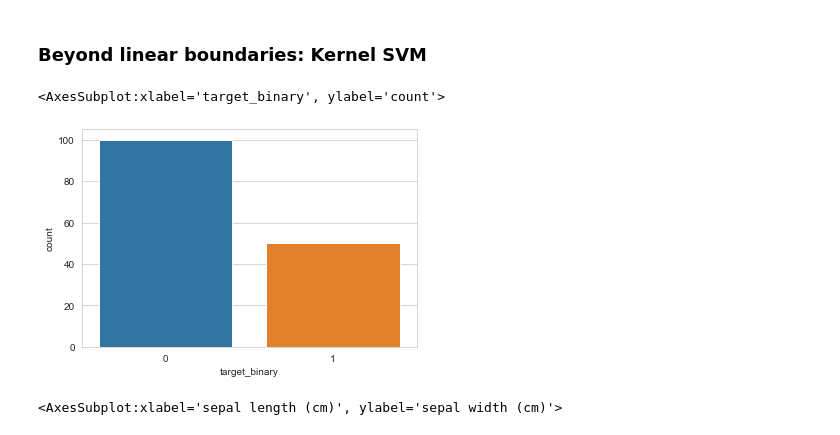
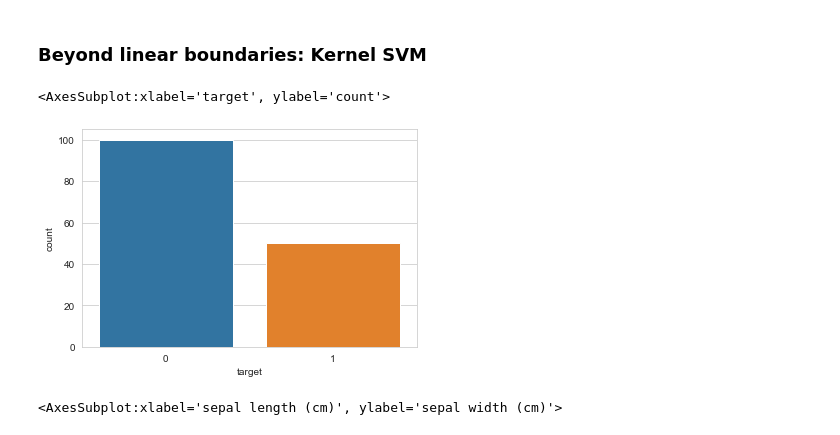
Before and after one commit to honghanhh/mci_python_36a1_l2, a Jupyter notebook: Lectures/lecture_05/duclv_lecture_05_inclass_p36a10l2.ipynb, the cells around one changed output. Saved outputs shown, nothing was run; the diff lists cells and outputs as text; code cells hidden in the pictures.

```diff
--- a/Lectures/lecture_05/duclv_lecture_05_inclass_p36a10l2.ipynb
+++ b/Lectures/lecture_05/duclv_lecture_05_inclass_p36a10l2.ipynb
@@ -282,11 +304,11 @@ array([[1.9, 0.4],
 # %% [markdown]
 ### Beyond linear boundaries: Kernel SVM
 # %%
-y_binary = y.gt(0).astype(int)
+y_binary = iris_df['target'].gt(1).astype(int)
 sns.countplot(x=y_binary)
 # %% [output]
-<AxesSubplot:xlabel='target_binary', ylabel='count'>
+<AxesSubplot:xlabel='target', ylabel='count'>
-[figure, old version]
+[figure, new version]
 # %%
 iris_df['target_binary'] = y_binary
 sns.scatterplot(data=iris_df, x='sepal length (cm)', y='sepal width (cm)', hue='target_binary', s=100, alpha=0.7, palette='tab10')
```
Also changed, not shown: parts of 25 cells of this notebook.
